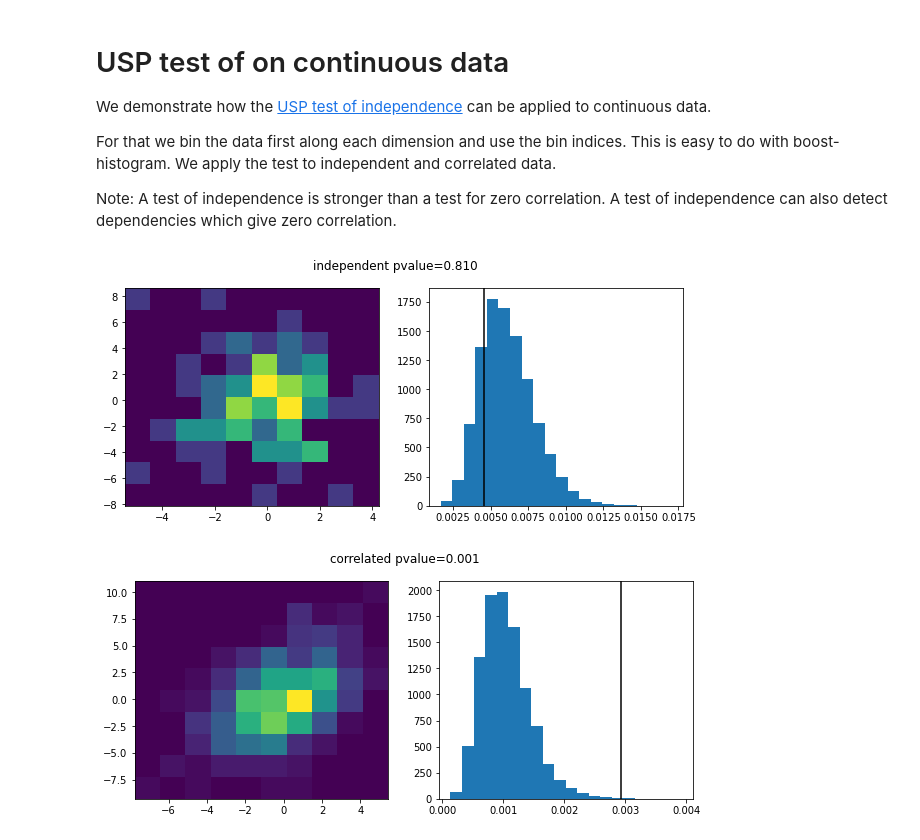
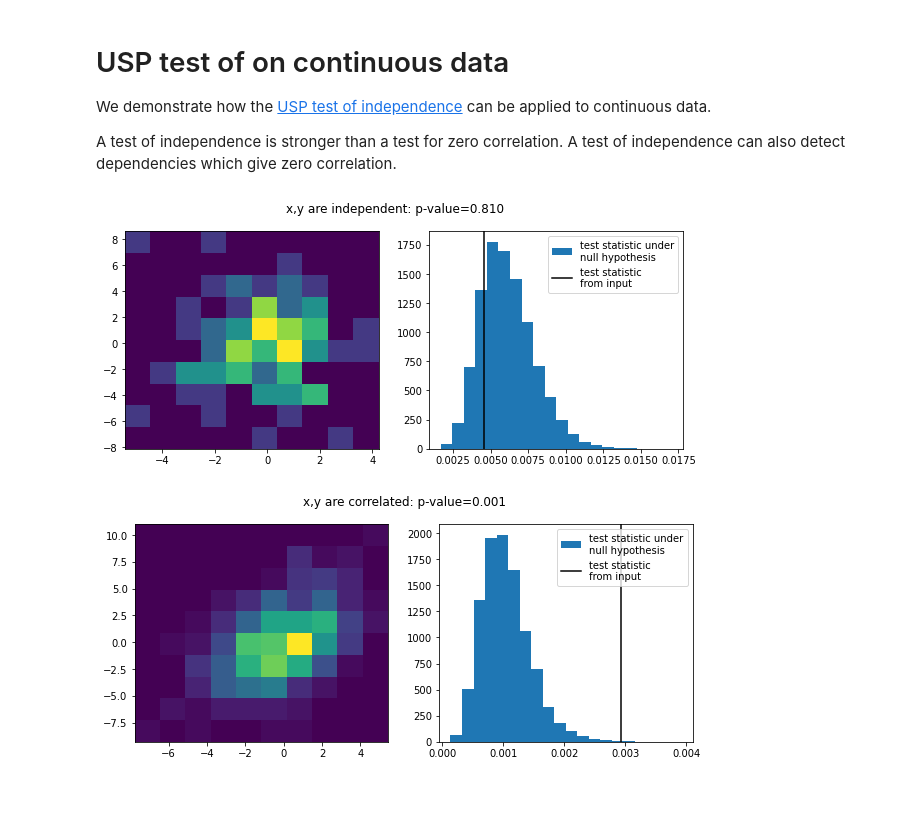
Before and after one commit to scikit-hep/resample, a Jupyter notebook: doc/tutorial/usp_continuous_data.ipynb, the cells around one changed output. Cells and saved outputs as stored; diff of their text form; code cells hidden in the pictures; blank space fills up the shorter version.

```diff
--- a/doc/tutorial/usp_continuous_data.ipynb
+++ b/doc/tutorial/usp_continuous_data.ipynb
@@ -3,43 +3,43 @@
 
 We demonstrate how the [USP test of independence](https://doi.org/10.1098/rspa.2021.0549) can be applied to continuous data.
 
-For that we bin the data first along each dimension and use the bin indices. This is easy to do with boost-histogram. We apply the test to independent and correlated data.
-
-Note: A test of independence is stronger than a test for zero correlation. A test of independence can also detect dependencies which give zero correlation.
+A test of independence is stronger than a test for zero correlation. A test of independence can also detect dependencies which give zero correlation.
+# %%
+from resample import permutation as perm
+import matplotlib.pyplot as plt
+import numpy as np
+
+rng = np.random.default_rng(1)
+
+x1 = rng.normal(0, 2, size=100)
+y1 = rng.normal(0, 3, size=100)
+
+cov = np.empty((2, 2))
+cov[0, 0] = 2 ** 2
+cov[1, 1] = 3 ** 2
+rho = 0.5
+cov[0, 1] = rho * np.sqrt(cov[0, 0] * cov[1, 1])
+cov[1, 0] = cov[0, 1]
+
+xy2 = rng.multivariate_normal([0, 0], cov, size=500)
+
+d = {"x,y are independent": (x1, y1), "x,y are correlated": xy2.T}
 # %%
-from resample import permutation as perm
-import matplotlib.pyplot as plt
-import numpy as np
-import boost_histogram as bh
+for label, (x, y) in d.items():
+    # input is a histogram
+    w, xe, ye = np.histogram2d(x, y)
 
-rng = np.random.default_rng(1)
-
-x1 = rng.normal(0, 2, size=100)
-y1 = rng.normal(0, 3, size=100)
-
-cov = np.empty((2, 2))
-cov[0, 0] = 2 ** 2
-cov[1, 1] = 3 ** 2
-rho = 0.5
-cov[0, 1] = rho * np.sqrt(cov[0, 0] * cov[1, 1])
-cov[1, 0] = cov[0, 1]
-
-xy2 = rng.multivariate_normal([0, 0], cov, size=500)
-
-d = {"independent": (x1, y1), "correlated": xy2.T}
-
-for label, (x, y) in d.items():
-
-    w, xe, ye = np.histogram2d(x, y)
+    # apply USP test
     r = perm.usp(w, random_state=1)
 
     fig, ax = plt.subplots(1, 2, figsize=(10, 4))
     plt.sca(ax[0])
     plt.pcolormesh(xe, ye, w.T)
     plt.sca(ax[1])
-    plt.hist(r.samples, bins=20)
-    plt.axvline(r.statistic, color="k")
-    plt.suptitle(f"{label} pvalue={r.pvalue:.3f}");
+    plt.hist(r.samples, bins=20, label="test statistic under\nnull hypothesis")
+    plt.axvline(r.statistic, color="k", label="test statistic\nfrom input")
+    plt.suptitle(f"{label}: p-value={r.pvalue:.3f}")
+    plt.legend()
 # %% [output]
-[figure, old version]
+[figure, new version]
-[figure, old version]
+[figure, new version]
```
